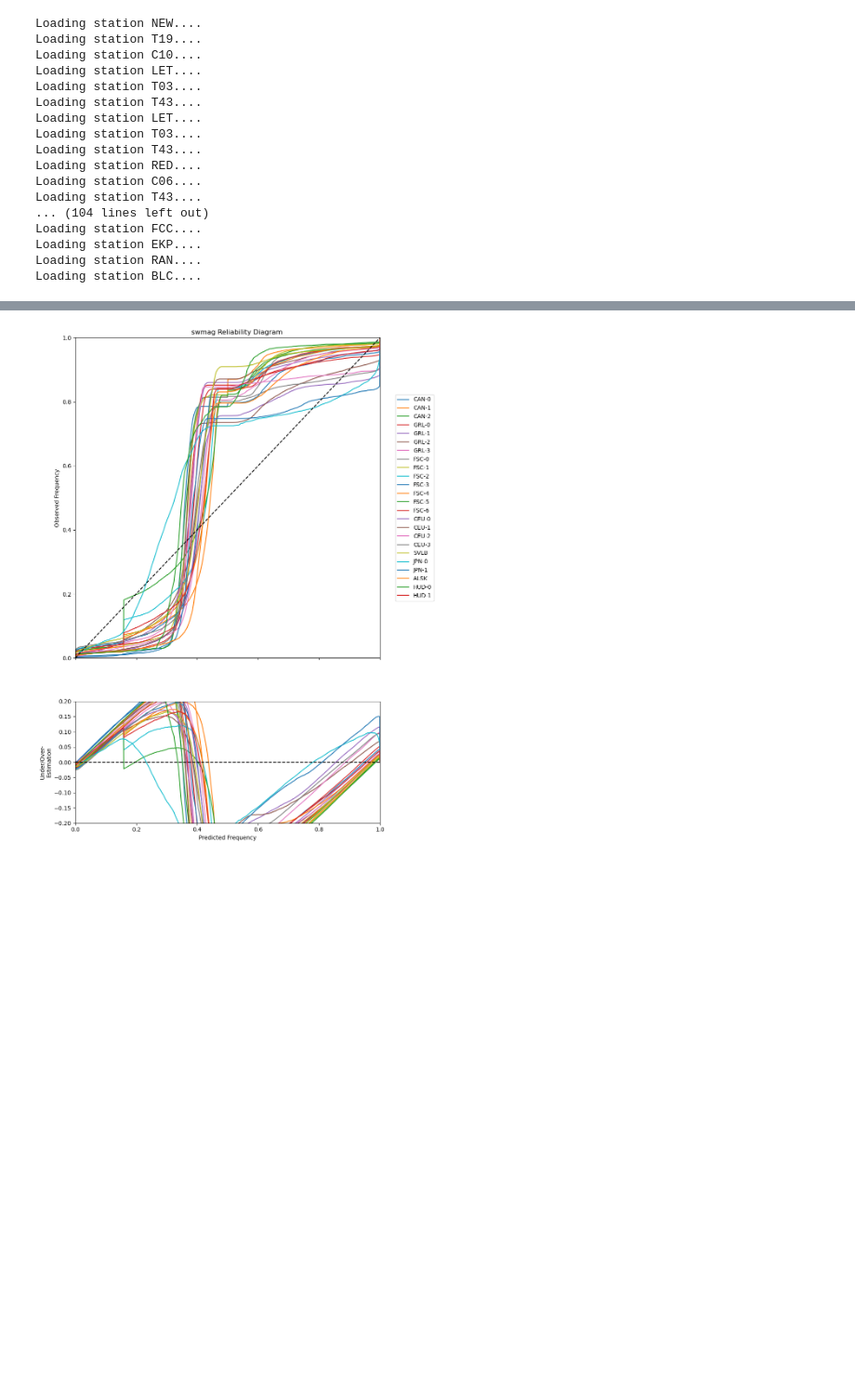
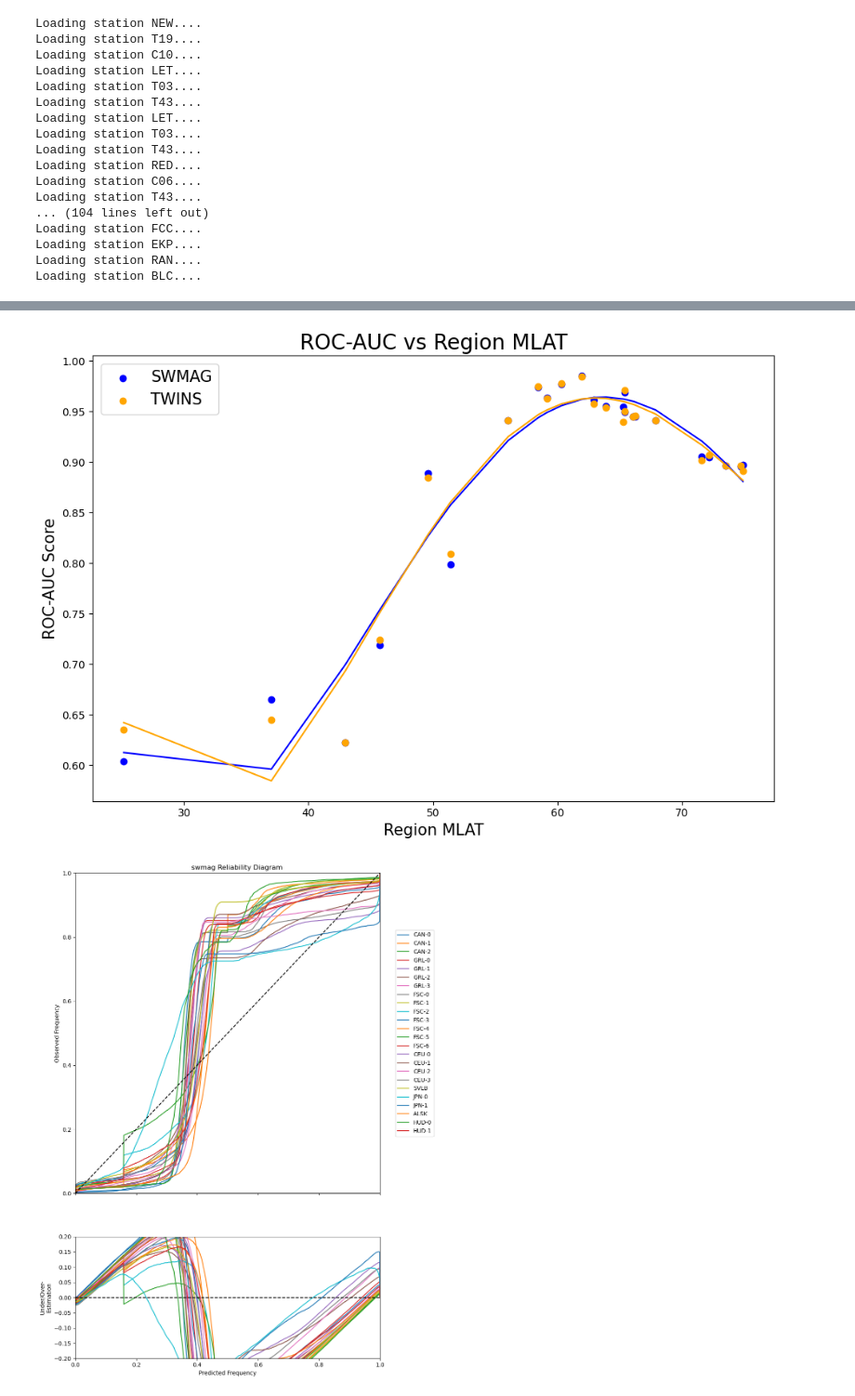
Before and after one commit to mikecoughlan/including_ion_temp_maps, a Jupyter notebook: examining_shap.ipynb, the cells around one changed output, grey strips where cells are left out. Shown at 93% size. Cells and saved outputs as stored; diff of their text form; code cells hidden in the pictures; blank space fills up the shorter version.

```diff
--- a/examining_shap.ipynb
+++ b/examining_shap.ipynb
@@ -100,3 +206,24 @@ plt.savefig(f'plots/pr-auc_vs_region_mlat_swmag_maxpool.png')
+# %%
+fig, axes = plt.subplots(1,1,figsize=(10,7))
+axes.scatter(swmag_plot_df['mean_lat'], swmag_plot_df['swmag_roc'], label='SWMAG', color='blue')
+axes.scatter(maxpool_plot_df['mean_lat'], maxpool_plot_df['twins_roc'], label='TWINS', color='orange')
+
+swmag_z = np.polyfit(swmag_plot_df['mean_lat'], swmag_plot_df['swmag_roc'], 4)
+swmag_p = np.poly1d(swmag_z)
+maxpool_z = np.polyfit(maxpool_plot_df['mean_lat'], maxpool_plot_df['twins_roc'], 4)
+maxpool_p = np.poly1d(maxpool_z)
+
+axes.plot(swmag_plot_df['mean_lat'], swmag_p(swmag_plot_df['mean_lat']), color='blue')
+axes.plot(maxpool_plot_df['mean_lat'], maxpool_p(maxpool_plot_df['mean_lat']), color='orange')
+
+axes.set_xlabel('Region MLAT', fontsize=15)
+axes.set_ylabel('ROC-AUC Score', fontsize=15)
+axes.set_title('ROC-AUC vs Region MLAT', fontsize=20)
+axes.legend(loc='upper left', fontsize=15)
+plt.tight_layout()
+plt.savefig(f'plots/roc-auc_vs_region_mlat_swmag_maxpool.png')
+# %% [output]
+[figure, added]
 # %%
 def plotting_continuious_reliability_diagram(results, model):
 
```
Also changed, not shown: parts of 31 cells of this notebook, 6 other files.
